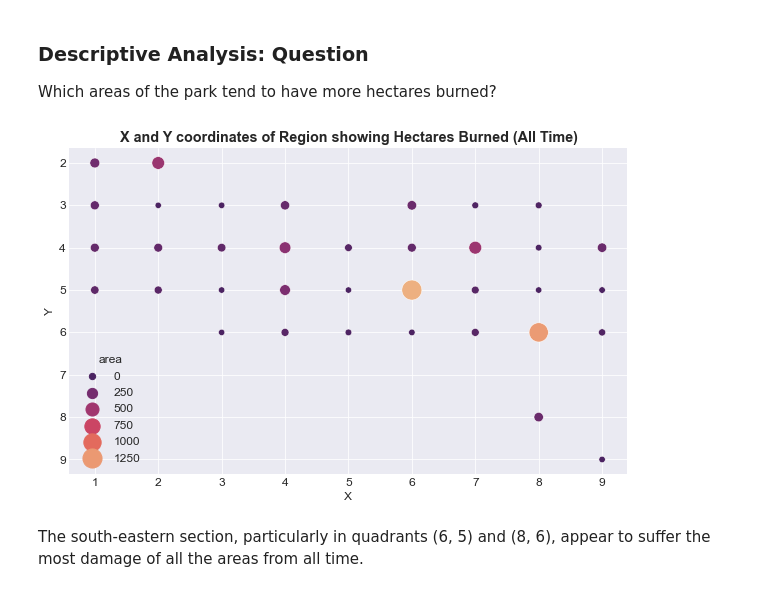
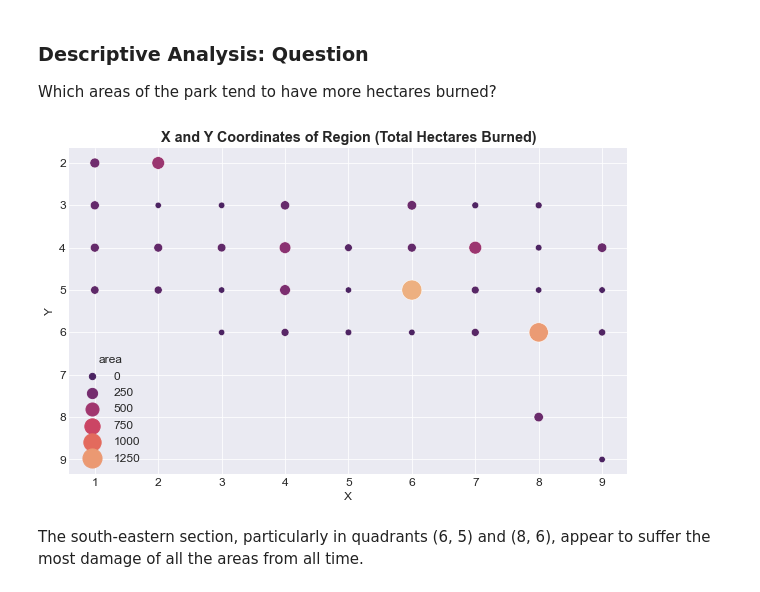
Before and after one commit to TrinityGahagen2K/flatiron-rapid-edas, a Jupyter notebook: rapid_research_reports/rapid_research_report_1_forest_fires.ipynb, the cells around one changed output. Saved outputs shown, nothing was run; the diff lists cells and outputs as text; code cells hidden in the pictures.

```diff
--- a/rapid_research_reports/rapid_research_report_1_forest_fires.ipynb
+++ b/rapid_research_reports/rapid_research_report_1_forest_fires.ipynb
@@ -187,13 +190,13 @@ Which areas of the park tend to have more hectares burned?
 # %%
 plt.figure(figsize=(10, 6))
 
 fires_map = forest_fires.groupby(['X', 'Y'], as_index=False)['area'].sum()
 
 sns.scatterplot(data=fires_map, x='X', y='Y', hue='area', size='area', palette='flare_r', sizes=(40, 400))
 plt.gca().invert_yaxis()
-plt.title('X and Y coordinates of Region showing Hectares Burned (All Time)');
+plt.title('X and Y Coordinates of Region (Total Hectares Burned)');
 # %% [output]
-[figure, old version]
+[figure, new version]
 # %% [markdown]
 The south-eastern section, particularly in quadrants (6, 5) and (8, 6), appear to suffer the most damage of all the areas from all time.
 # %% [markdown]
```
Also changed, not shown: parts of 56 cells of this notebook.
